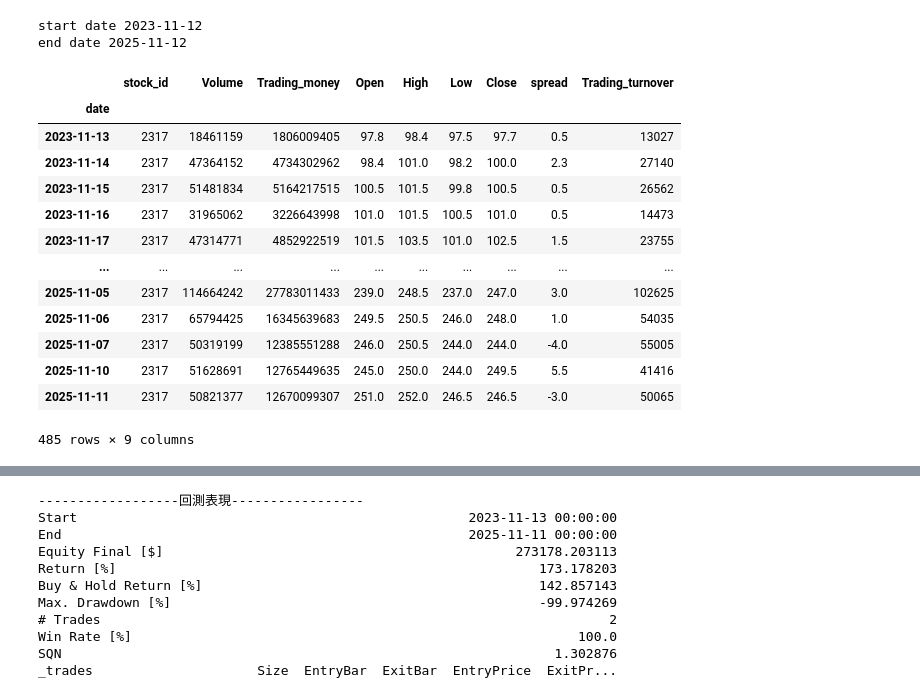
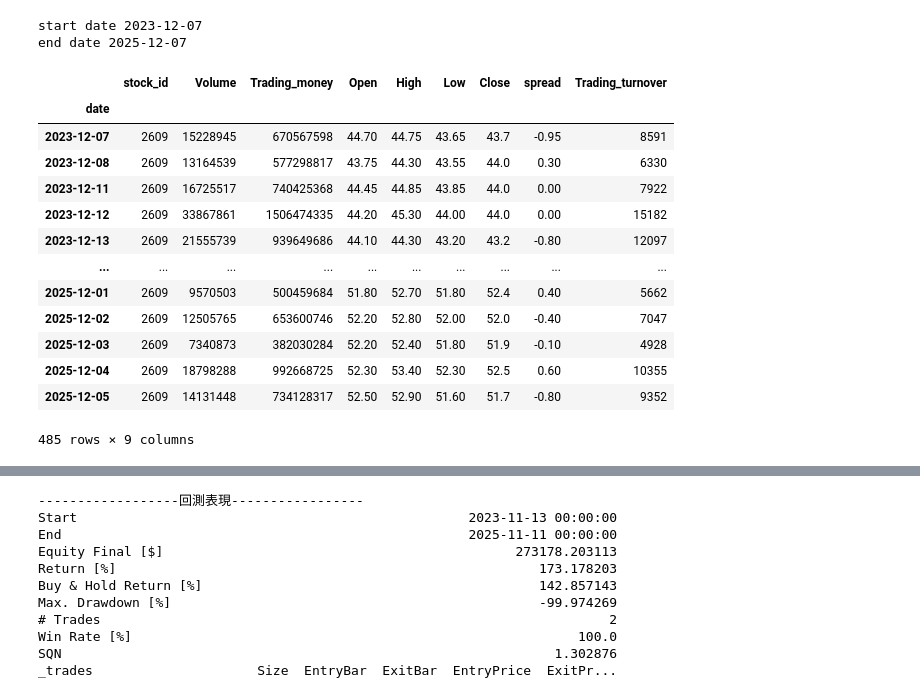
Before and after one commit to erxxx4321/stock_trade, a Jupyter notebook: backtesting/backtest.ipynb, the cells around one changed output, grey strips where cells are left out. Cells and saved outputs as stored; diff of their text form; code cells hidden in the pictures.

```diff
--- a/backtesting/backtest.ipynb
+++ b/backtesting/backtest.ipynb
@@ -35,12 +35,12 @@ def print_result(stats):
       print(f"Buy price: {trade['EntryPrice']}, Sell price: {trade['ExitPrice']}, P/L: {trade['ReturnPct']:.2%}")
 # %%
 today = datetime.today() #datetime.strptime('2025-04-30', "%Y-%m-%d")
-start_date = (today - relativedelta(months=24)).strftime("%Y-%m-%d")
+start_date = (today - relativedelta(years=2)).strftime("%Y-%m-%d")
 end_date = today.strftime("%Y-%m-%d")
 print('start date', start_date)
 print('end date', end_date)
 
-ticker = '2317'
+ticker = '2609'
 df = api.taiwan_stock_daily(
     stock_id=ticker,
     start_date=start_date,
@@ -55,18 +55,18 @@ df
-start date 2023-11-12
-end date 2025-11-12
+start date 2023-12-07
+end date 2025-12-07
 |  | stock_id | Volume | Trading_money | Open | High | Low | Close | spread | Trading_turnover |
 | date |  |  |  |  |  |  |  |  |  |
-| 2023-11-13 | 2317 | 18461159 | 1806009405 | 97.8 | 98.4 | 97.5 | 97.7 | 0.5 | 13027 |
-| 2023-11-14 | 2317 | 47364152 | 4734302962 | 98.4 | 101.0 | 98.2 | 100.0 | 2.3 | 27140 |
-| 2023-11-15 | 2317 | 51481834 | 5164217515 | 100.5 | 101.5 | 99.8 | 100.5 | 0.5 | 26562 |
-| 2023-11-16 | 2317 | 31965062 | 3226643998 | 101.0 | 101.5 | 100.5 | 101.0 | 0.5 | 14473 |
-| 2023-11-17 | 2317 | 47314771 | 4852922519 | 101.5 | 103.5 | 101.0 | 102.5 | 1.5 | 23755 |
+| 2023-12-07 | 2609 | 15228945 | 670567598 | 44.70 | 44.75 | 43.65 | 43.7 | -0.95 | 8591 |
+| 2023-12-08 | 2609 | 13164539 | 577298817 | 43.75 | 44.30 | 43.55 | 44.0 | 0.30 | 6330 |
+| 2023-12-11 | 2609 | 16725517 | 740425368 | 44.45 | 44.85 | 43.85 | 44.0 | 0.00 | 7922 |
+| 2023-12-12 | 2609 | 33867861 | 1506474335 | 44.20 | 45.30 | 44.00 | 44.0 | 0.00 | 15182 |
+| 2023-12-13 | 2609 | 21555739 | 939649686 | 44.10 | 44.30 | 43.20 | 43.2 | -0.80 | 12097 |
 | ... | ... | ... | ... | ... | ... | ... | ... | ... | ... |
-| 2025-11-05 | 2317 | 114664242 | 27783011433 | 239.0 | 248.5 | 237.0 | 247.0 | 3.0 | 102625 |
-| 2025-11-06 | 2317 | 65794425 | 16345639683 | 249.5 | 250.5 | 246.0 | 248.0 | 1.0 | 54035 |
-| 2025-11-07 | 2317 | 50319199 | 12385551288 | 246.0 | 250.5 | 244.0 | 244.0 | -4.0 | 55005 |
-| 2025-11-10 | 2317 | 51628691 | 12765449635 | 245.0 | 250.0 | 244.0 | 249.5 | 5.5 | 41416 |
-| 2025-11-11 | 2317 | 50821377 | 12670099307 | 251.0 | 252.0 | 246.5 | 246.5 | -3.0 | 50065 |
+| 2025-12-01 | 2609 | 9570503 | 500459684 | 51.80 | 52.70 | 51.80 | 52.4 | 0.40 | 5662 |
+| 2025-12-02 | 2609 | 12505765 | 653600746 | 52.20 | 52.80 | 52.00 | 52.0 | -0.40 | 7047 |
+| 2025-12-03 | 2609 | 7340873 | 382030284 | 52.20 | 52.40 | 51.80 | 51.9 | -0.10 | 4928 |
+| 2025-12-04 | 2609 | 18798288 | 992668725 | 52.30 | 53.40 | 52.30 | 52.5 | 0.60 | 10355 |
+| 2025-12-05 | 2609 | 14131448 | 734128317 | 52.50 | 52.90 | 51.60 | 51.7 | -0.80 | 9352 |
 485 rows × 9 columns
 # %%
 # helper.EMA_KD.n1 = 20
```
Also changed, not shown: parts of 5 cells of this notebook, 4 other files.
